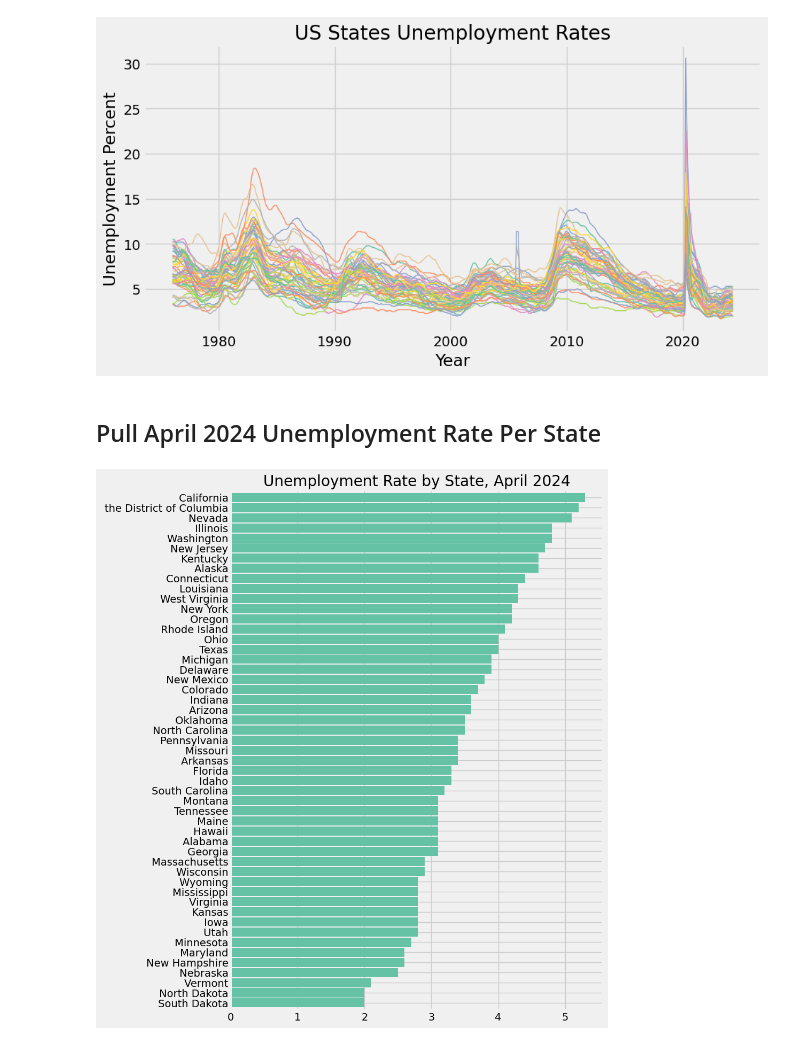
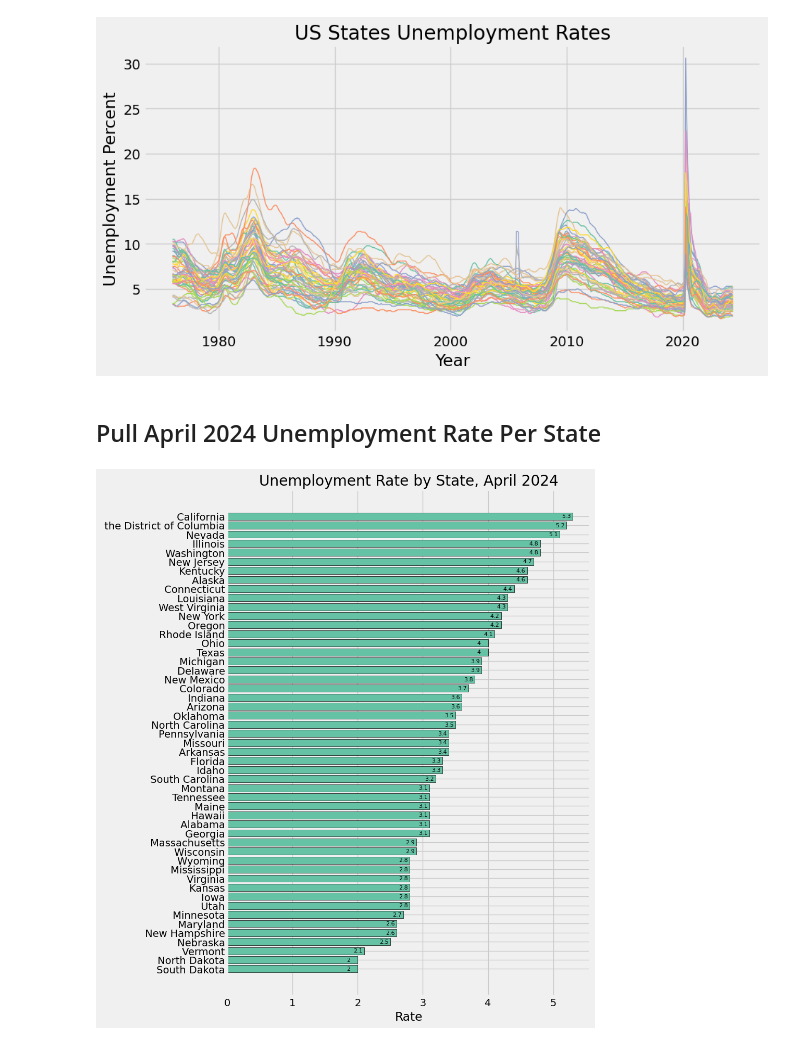
Before and after one commit to unbenounced/economic-analysis, a Jupyter notebook: economic-analysis.ipynb, the cells around one changed output. Drawn from its saved outputs; the diff is of its cells as text; code cells hidden in the pictures.

Commit message:
updated April 2024 graph using matplotlib

```diff
--- a/economic-analysis.ipynb
+++ b/economic-analysis.ipynb
@@ -83,18 +83,26 @@ ax.set_ylabel("Unemployment Percent")
 plt.show()
 # %% [output]
 [figure]
-# %% [markdown]
-## Pull April 2024 Unemployment Rate Per State
-# %%
-ax = (uemp_states.loc[uemp_states.index == '2024-04-01']
-      .T.sort_values('2024-04-01')
-      .plot(kind='barh',
-            figsize=(8, 12),
-            title='Unemployment Rate by State, April 2024',
-            width=.9)
-     )
-
-ax.legend().remove()
-plt.show()
-# %% [output]
-[figure, removed]
+# %% [markdown]
+## Pull April 2024 Unemployment Rate Per State
+# %%
+uemp_0424 = uemp_states.loc[['2024-04-01']].T.sort_values('2024-04-01')
+
+fig, ax = plt.subplots(figsize=(8, 12))
+
+hbars = ax.barh(
+    uemp_0424.index,
+    uemp_0424['2024-04-01'],
+    height=.8,
+    edgecolor='black',
+    align='center'
+)
+
+ax.set_title('Unemployment Rate by State, April 2024')
+ax.set_xlabel('Rate')
+
+ax.bar_label(hbars, padding=-15, fontsize=8, color='#f')
+
+plt.show()
+# %% [output]
+[figure, added]
```
